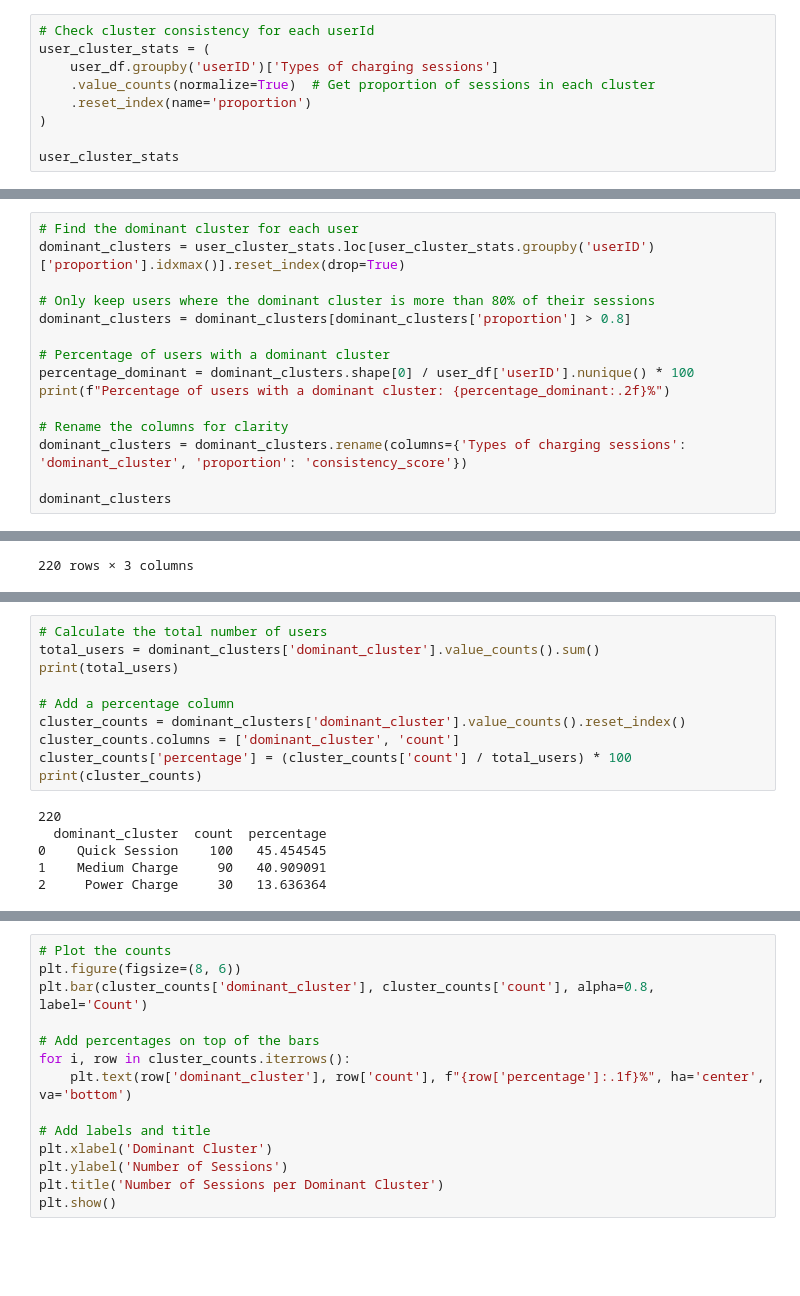
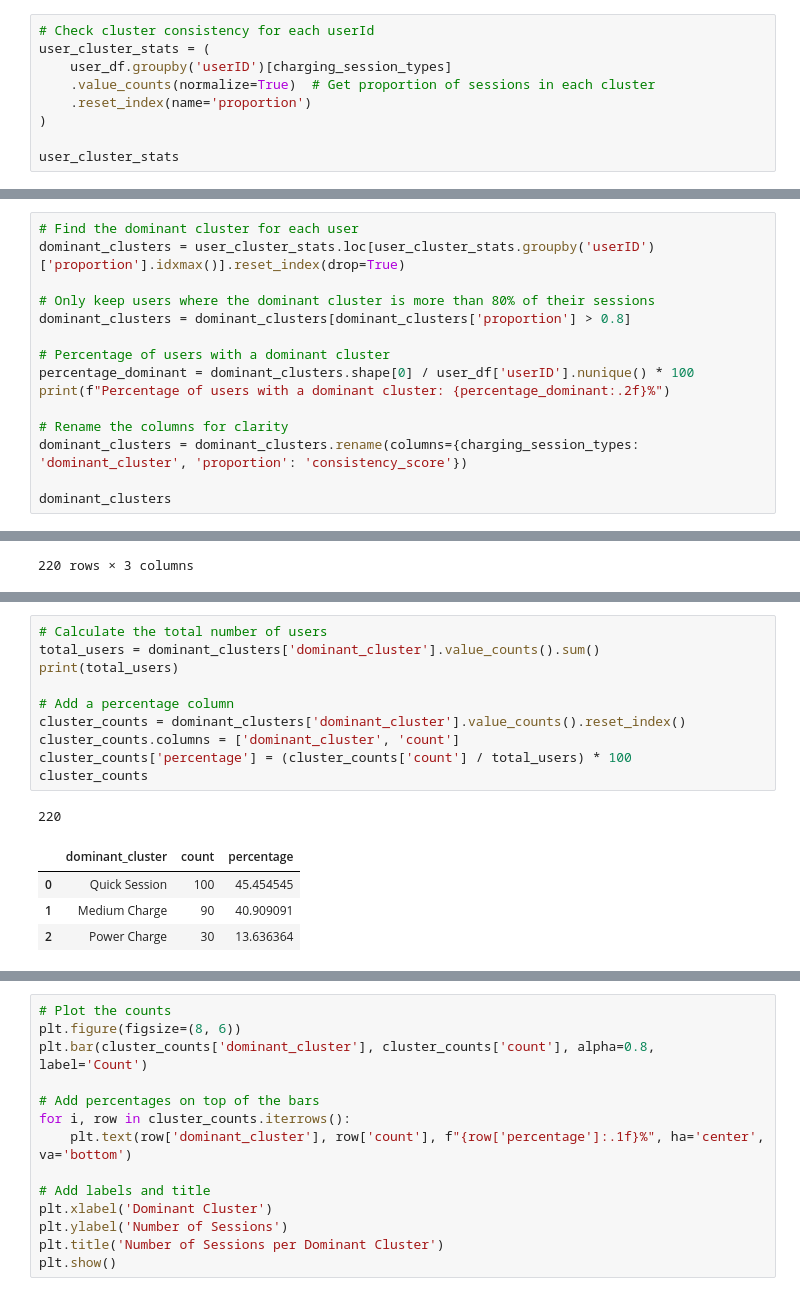
Before and after one commit to Amocon/A-Team_AA-Team-Assignment_2024, a Jupyter notebook: aa_team_assignment/clustering_analysis2.ipynb, the cells around one changed output, grey strips where cells are left out. Cells and saved outputs as stored; diff of their text form; blank space fills up the shorter version.

```diff
--- a/aa_team_assignment/clustering_analysis2.ipynb
+++ b/aa_team_assignment/clustering_analysis2.ipynb
@@ -328,7 +385,7 @@ Length: 569, dtype: int64
 # %%
 # Check cluster consistency for each userId
 user_cluster_stats = (
-    user_df.groupby('userID')['Types of charging sessions']
+    user_df.groupby('userID')[charging_session_types]
     .value_counts(normalize=True)  # Get proportion of sessions in each cluster
     .reset_index(name='proportion')
 )
@@ -360,7 +421,7 @@ percentage_dominant = dominant_clusters.shape[0] / user_df['userID'].nunique() *
 print(f"Percentage of users with a dominant cluster: {percentage_dominant:.2f}%")
 
 # Rename the columns for clarity
-dominant_clusters = dominant_clusters.rename(columns={'Types of charging sessions': 'dominant_cluster', 'proportion': 'consistency_score'})
+dominant_clusters = dominant_clusters.rename(columns={charging_session_types: 'dominant_cluster', 'proportion': 'consistency_score'})
 
 dominant_clusters
 # %% [output]
@@ -381,16 +467,16 @@ Percentage of users with a dominant cluster: 38.66%
 # %%
 # Calculate the total number of users
 total_users = dominant_clusters['dominant_cluster'].value_counts().sum()
 print(total_users)
 
 # Add a percentage column
 cluster_counts = dominant_clusters['dominant_cluster'].value_counts().reset_index()
 cluster_counts.columns = ['dominant_cluster', 'count']
 cluster_counts['percentage'] = (cluster_counts['count'] / total_users) * 100
-print(cluster_counts)
+cluster_counts
 # %% [output]
 220
-  dominant_cluster  count  percentage
-0    Quick Session    100   45.454545
-1    Medium Charge     90   40.909091
-2     Power Charge     30   13.636364
+|  | dominant_cluster | count | percentage |
+| 0 | Quick Session | 100 | 45.454545 |
+| 1 | Medium Charge | 90 | 40.909091 |
+| 2 | Power Charge | 30 | 13.636364 |
```
Also changed, not shown: parts of 31 cells of this notebook.
